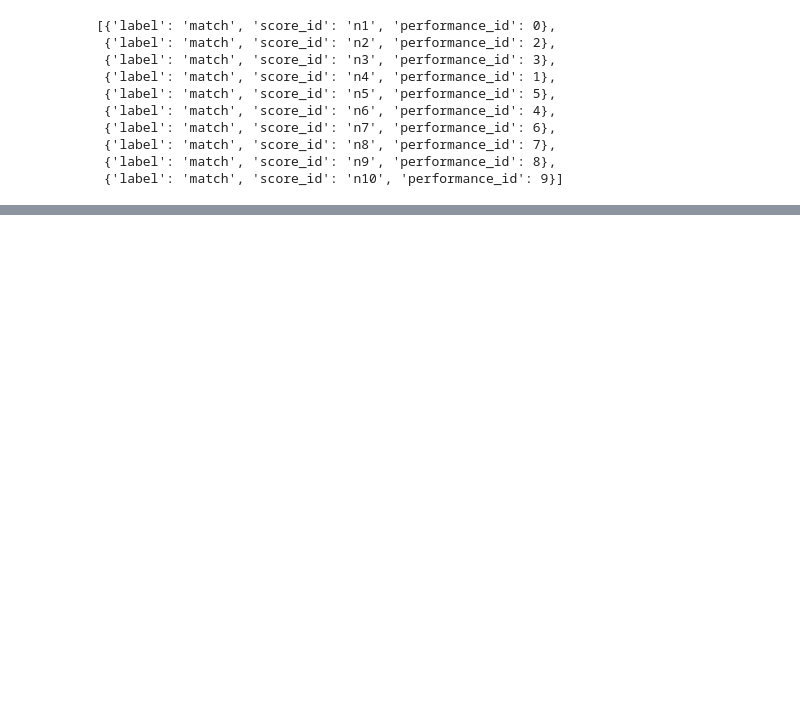
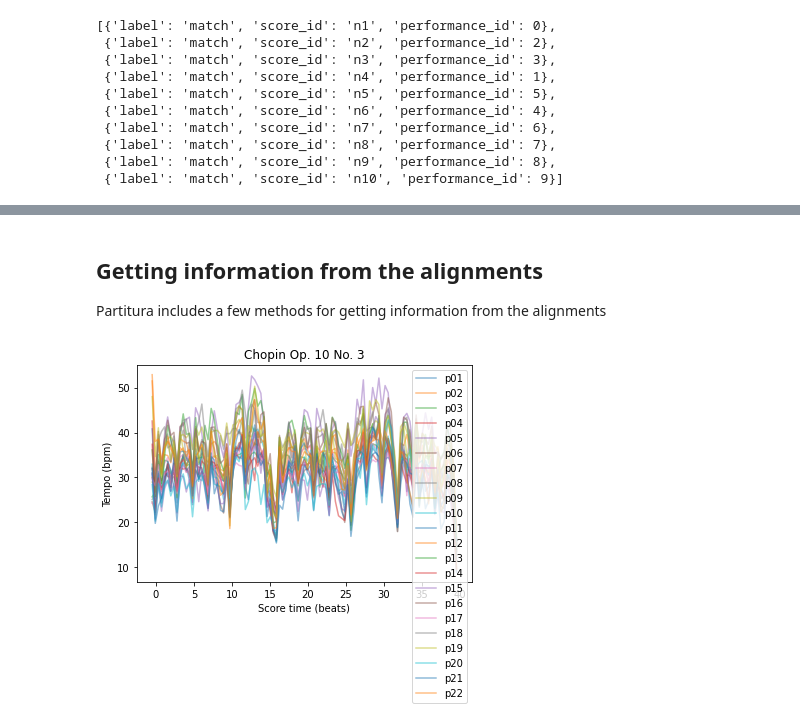
Before and after one commit to CPJKU/partitura_tutorial, a Jupyter notebook: content/02_features_and_alignment.ipynb, the cells around one changed output, grey strips where cells are left out. Cells and saved outputs as stored; diff of their text form; code cells hidden in the pictures; blank space fills up the shorter version.

```diff
--- a/content/02_features_and_alignment.ipynb
+++ b/content/02_features_and_alignment.ipynb
@@ -291,4 +314,12 @@ partitura.save_performance_midi(ppart, "newmidi.mid")
 # %%
+# path to the score in MusicXML
+
+# path to the match
 match_fn = '../data/match/Chopin_op10_no3_p01.match'
+# Path to the MusicXML file
+score_fn = '../data/musicxml/Chopin_op10_no3.musicxml'
+# Load the score into a `Part` object
+score_part = pt.load_musicxml(score_fn)
 
-ppart, alignment = partitura.load_match(match_fn)
+# loading a match file
+performed_part, alignment = pt.load_match(match_fn)
@@ -307,0 +357,44 @@ alignment[:10]
+# %%
+# loading a match file
+performed_part, alignment, score_part = pt.load_match(match_fn, create_part=True)
+# %% [markdown]
+## Getting information from the alignments
+
+Partitura includes a few methods for getting information from the alignments
+# %%
+snote_array = score_part.note_array
+pnote_array = performed_part.note_array
+matched_note_idxs = pt.utils.music.get_matched_notes(snote_array, pnote_array, alignment)
+matched_snote_array = snote_array[matched_note_idxs[:, 0]]
+matched_pnote_array = pnote_array[matched_note_idxs[:, 1]]
+# %%
+import glob
+import os
+
+match_dir = '../data/match'
+matchfiles = glob.glob(os.path.join(match_dir, 'Chopin_op10_no3_p*.match'))
+matchfiles.sort()
+
+score_time = np.linspace(snote_array['onset_beat'].min(),
+                         snote_array['onset_beat'].max(),
+                         100)
+
+ave_tempo_curve = np.zeros_like(score_time[:-1])
+for i, matchfile in enumerate(matchfiles):
+    ppart, alignment = pt.load_match(matchfile)
+    ptime_to_stime_map, stime_to_ptime_map = pt.utils.music.get_time_maps_from_alignment(
+        ppart, score_part, alignment)
+
+    performance_time = stime_to_ptime_map(score_time)
+
+    tempo_curve = 60 * np.diff(score_time) / np.diff(performance_time)
+    ave_tempo_curve += tempo_curve
+    # plot tempo curve
+    plt.plot(score_time[:-1], tempo_curve, label=f'p{i + 1:02d}', alpha=0.5)
+plt.title('Chopin Op. 10 No. 3')
+plt.xlabel('Score time (beats)')
+plt.ylabel('Tempo (bpm)')
+plt.legend()
+plt.show()
+# %% [output]
+[figure, added]
```
Also changed, not shown: parts of 31 cells of this notebook.
